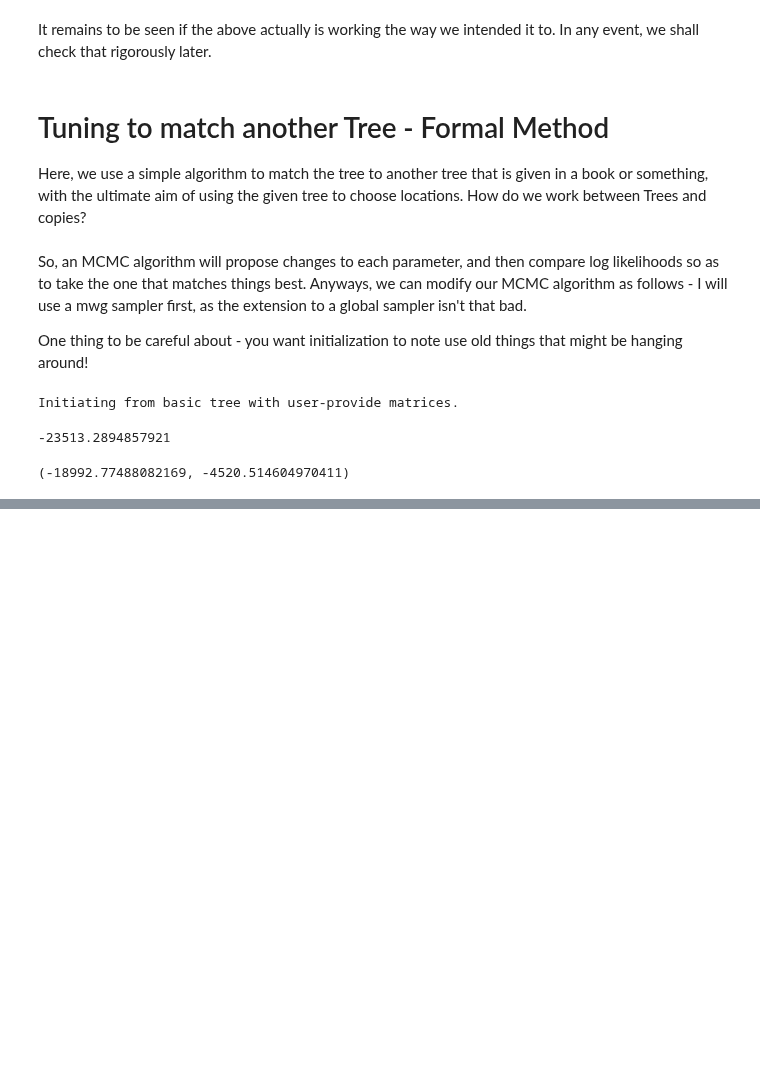
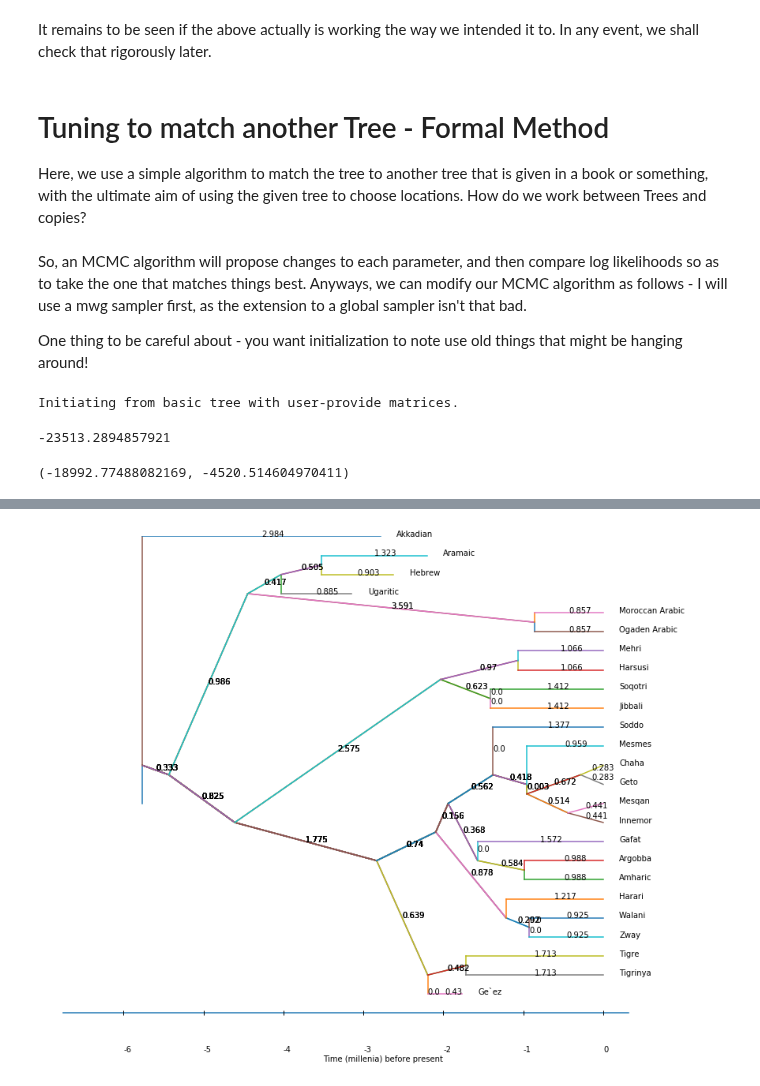
Before and after one commit to mbaker21231/InstEvo, a Jupyter notebook: NoteBooks/AAH - Paper.ipynb, the cells around one changed output, grey strips where cells are left out. Saved outputs shown, nothing was run; the diff lists cells and outputs as text; code cells hidden in the pictures; blank space fills up the shorter version.

```diff
--- a/NoteBooks/AAH - Paper.ipynb
+++ b/NoteBooks/AAH - Paper.ipynb
@@ -589,7 +503,0 @@ EskimoAlPT = ParameterizedTree(Data.loc[Data['ruhlen_1']=='ESKIMOAL'],'EATree1',
-# %%
-min = np.array(Depths['min'].loc[Depths['phylum'] == 'EskimoAl'])
-max = np.array(Depths['max'].loc[Depths['phylum'] == 'EskimoAl'])
-EskimoAlPT.priordepth(min,max)
-EskimoAlPT.splitinfo(Splits[Splits['phylum'] == 'EskimoAl'])
-
-EskimoAlPT.settimes()
@@ -629,0 +557,81 @@ lnD
+# %%
+TFR = Told.depth*Told.filledtimeFractions
+Tree = Told.resolvedtree.astype(int)
+Num = np.matrix(np.arange(0, rows(Tree))).T
+names = np.array(Told.name)
+
+mildepth = np.nansum(TFR, axis=1).max().round().astype(int)
+
+# Some place holders for translating the tree into data
+
+minPos = J(rows(Tree), cols(Tree), np.nan)
+maxPos = J(rows(Tree), cols(Tree), np.nan)
+avePos = J(rows(Tree), cols(Tree), np.nan)
+
+        # Roll through the tree and positions point and lines accordingly.
+
+for i in range(0, cols(Tree)):
+    m=ps(Tree, i)
+    for j in range(0, rows(m)):
+        bracketed = psm(Num, m, j)
+        lowest = min(bracketed)
+        highest = max(bracketed)
+        minPos[m[j,0]:m[j,1]+1,i:i+1] = J(1 + m[j,1] - m[j,0], 1, lowest)
+        maxPos[m[j,0]:m[j,1]+1,i:i+1] = J(1 + m[j,1] - m[j,0], 1, highest)
+        average = np.mean(bracketed)
+        avePos[m[j,0]:m[j,1]+1,i:i+1] = J(1 + m[j,1] - m[j,0], 1, average)
+
+        # Block of code to to compile tree running sums.
+
+runningsum = np.copy(TFR[:,0:1])
+for i in range(1,cols(TFR)):
+    runningsum=np.hstack((runningsum, np.copy(np.matrix(np.nansum(TFR[:,:i+1],axis=1)).T)))
+
+        # Reorganize the numbers so that the x-axis is the depth of the tree
+
+depth = np.max(runningsum)
+runningsum = runningsum - depth
+
+        # Plot the root of the tree...
+
+fig, ax = plt.subplots(figsize=(15, 12))
+
+ax.plot([-depth,-depth + TFR[0,0]], [(rows(TFR) - 1)/2,(rows(TFR) - 1)/2 + 2])
+
+dag = ax.axhline(y=1, xmin=0, xmax=mildepth/(mildepth + 1))
+
+ax.spines['top'].set_visible(False)
+ax.spines['right'].set_visible(False)
+ax.spines['left'].set_visible(False)
+ax.spines['bottom'].set_visible(False)
+ax.get_yaxis().set_ticks([])
+ax.get_xaxis().set_ticks([])
+
+text = []
+for c in range(0, cols(TFR) - 1):
+    for r in range(0, rows(Tree)):
+        y = [avePos[r,c] + 2, avePos[r,c+1] + 2]
+        x = [runningsum[r,c], runningsum[r,c+1]]
+        ax.plot(x, y)
+
+        if (x[1]-x[0]) != 0.0:
+            #text1 = ax.text(np.mean(x), np.mean(y), np.round(x[1]-x[0],3))
+            text.append(ax.text(np.mean(x), np.mean(y), np.round(x[1]-x[0],3)))
+        ax.axis([-depth - 1,np.max(runningsum) + 1.5, -1, rows(Tree) + 1], yticks='none')
+
+names = list(names)
+for n in range(0, len(names)):
+    ax.annotate(names[n][0], xy = (runningsum[n,-1] + .2, n + 2))
+
+for a in range(0, mildepth + 2):
+    if a != 0:
+        ax.annotate('-'+str(a), xy = (-a, -1))
+    else:
+        ax.annotate(str(a), xy= (a, -1))
+
+        for a in range(0, mildepth + 1):
+            ax.plot(-a, 1, '|', color='black')
+
+        ax.set_xlabel('Time (millenia) before present        ')
+# %% [output]
+[figure, added]
```
Also changed, not shown: parts of 38 cells of this notebook, 3 other files.
